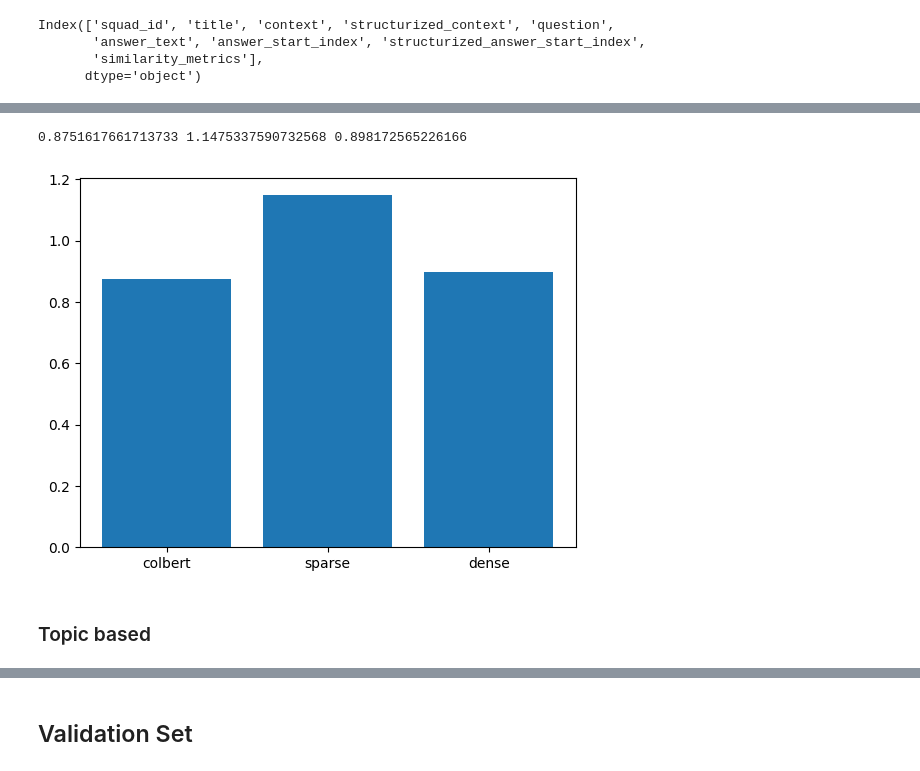
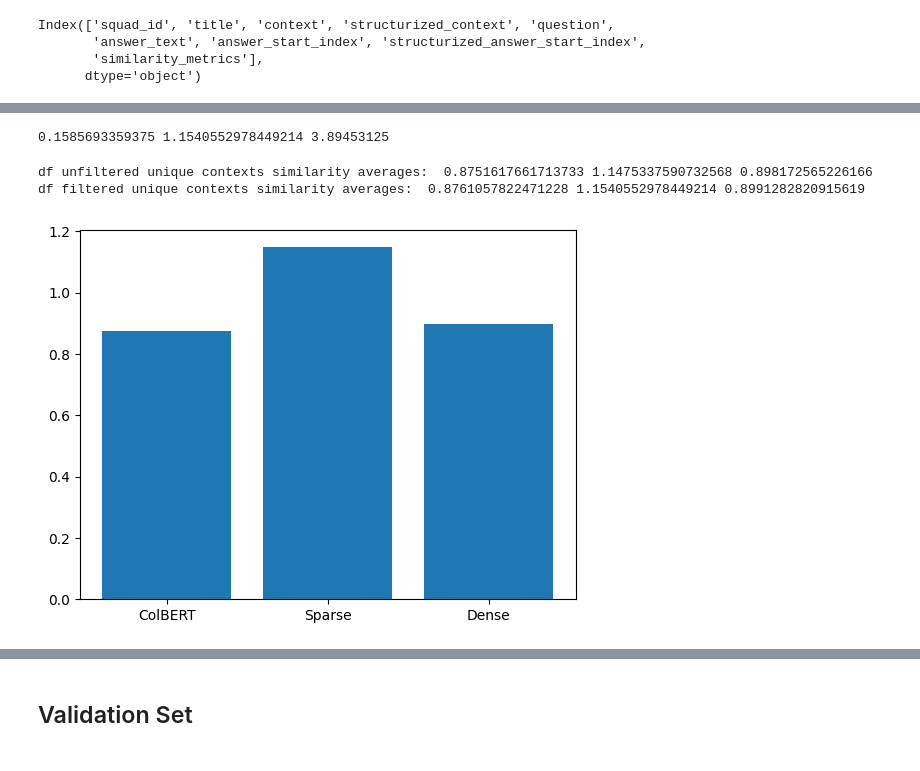
Before and after one commit to erenirmak/thesis-work, a Jupyter notebook: similarity-analysis.ipynb, the cells around one changed output, grey strips where cells are left out. Cells and saved outputs as stored; diff of their text form; code cells hidden in the pictures.

Commit message:
similarity-upodate & ft notebook

```diff
--- a/similarity-analysis.ipynb
+++ b/similarity-analysis.ipynb
@@ -78,8 +111,10 @@ Index(['squad_id', 'title', 'context', 'similarity_metrics'], dtype='object')
 # %%
 # Show DataFrame grouped by 'context' with unique rows
-unique_df = df1.drop_duplicates(subset=['context'])
-unique_df = unique_df.reset_index(drop=True)
-unique_df
+df_st_all_unique = df_st_all.drop_duplicates(subset=['context'])
+df_st_all_unique = df_st_all_unique.reset_index(drop=True)
+df_st_filtered_unique = df_st_filtered.drop_duplicates(subset=['context'])
+df_st_filtered_unique = df_st_filtered_unique.reset_index(drop=True)
+df_st_filtered_unique
 # %% [output]
 |  | squad_id | title | context | similarity_metrics |
 | 0 | 56be85543aeaaa14008c9063 | Beyoncé | Beyoncé Giselle Knowles-Carter (/... | {'colbert': [0.8973691463470459],... |
@@ -99,0 +136,6 @@ unique_df = pd.concat([unique_df, similarity_metrics_df], axis=1)
+# %%
+df_st_all_unique_similarity_metrics = df_st_all_unique["similarity_metrics"].apply(safe_json_loads).apply(pd.Series)
+df_st_all_unique = pd.concat([df_st_all_unique, df_st_all_unique_similarity_metrics], axis=1)
+
+df_st_filtered_unique_similarity_metrics = df_st_filtered_unique["similarity_metrics"].apply(safe_json_loads).apply(pd.Series)
+df_st_filtered_unique = pd.concat([df_st_filtered_unique, df_st_filtered_unique_similarity_metrics], axis=1)
@@ -100,9 +166,9 @@ unique_df = pd.concat([unique_df, similarity_metrics_df], axis=1)
 # %%
-# If any of the similarity_metrics columns are lists, extract the first element
-for col in similarity_metrics_df.columns:
-    if similarity_metrics_df[col].apply(lambda x: isinstance(x, list)).any():
-        similarity_metrics_df[col] = similarity_metrics_df[col].apply(lambda x: x[0] if isinstance(x, list) and len(x) > 0 else x)
+# # If any of the similarity_metrics columns are lists, extract the first element
+# for col in similarity_metrics_df.columns:
+#     if similarity_metrics_df[col].apply(lambda x: isinstance(x, list)).any():
+#         similarity_metrics_df[col] = similarity_metrics_df[col].apply(lambda x: x[0] if isinstance(x, list) and len(x) > 0 else x)
 
-# Update unique_df with the processed columns
-unique_df = pd.concat([unique_df.drop(columns=similarity_metrics_df.columns, errors='ignore'), similarity_metrics_df], axis=1)
-unique_df
+# # Update unique_df with the processed columns
+# unique_df = pd.concat([unique_df.drop(columns=similarity_metrics_df.columns, errors='ignore'), similarity_metrics_df], axis=1)
+# unique_df
@@ -122,0 +175,9 @@ unique_df
+# %%
+# If any of the similarity_metrics columns are lists, extract the first element
+for col in df_st_all_unique_similarity_metrics.columns:
+    if df_st_all_unique_similarity_metrics[col].apply(lambda x: isinstance(x, list)).any():
+        df_st_all_unique_similarity_metrics[col] = df_st_all_unique_similarity_metrics[col].apply(lambda x: x[0] if isinstance(x, list) and len(x) > 0 else x)
+
+# Update unique_df with the processed columns
+df_st_all_unique = pd.concat([df_st_all_unique.drop(columns=df_st_all_unique_similarity_metrics.columns, errors='ignore'), df_st_all_unique_similarity_metrics], axis=1)
+df_st_all_unique
@@ -123,11 +221,15 @@ unique_df
+# %%
+print(df_st_filtered_unique["sparse"].min(), df_st_filtered_unique["sparse"].mean(), df_st_filtered_unique["sparse"].max())
+# %% [output]
+0.1585693359375 1.1540552978449214 3.89453125
 # %%
-print(unique_df["colbert"].mean(), unique_df["sparse"].mean(), unique_df["dense"].mean())
+print("df unfiltered unique contexts similarity averages: ", df_st_all_unique["colbert"].mean(), df_st_all_unique["sparse"].mean(), df_st_all_unique["dense"].mean())
+print("df filtered unique contexts similarity averages: ", df_st_filtered_unique["colbert"].mean(), df_st_filtered_unique["sparse"].mean(), df_st_filtered_unique["dense"].mean())
 # %% [output]
-0.8751617661713733 1.1475337590732568 0.898172565226166
+df unfiltered unique contexts similarity averages:  0.8751617661713733 1.1475337590732568 0.898172565226166
+df filtered unique contexts similarity averages:  0.8761057822471228 1.1540552978449214 0.8991282820915619
 # %%
-plt.bar(["colbert", "sparse", "dense"], [unique_df["colbert"].mean(), unique_df["sparse"].mean(), unique_df["dense"].mean()])
+plt.bar(["ColBERT", "Sparse", "Dense"], [df_st_all_unique["colbert"].mean(), df_st_all_unique["sparse"].mean(), df_st_all_unique["dense"].mean()])
 plt.show()
 # %% [output]
-[figure, old version]
+[figure, new version]
-# %% [markdown]
-### Topic based
```
Also changed, not shown: parts of 42 cells of this notebook.
